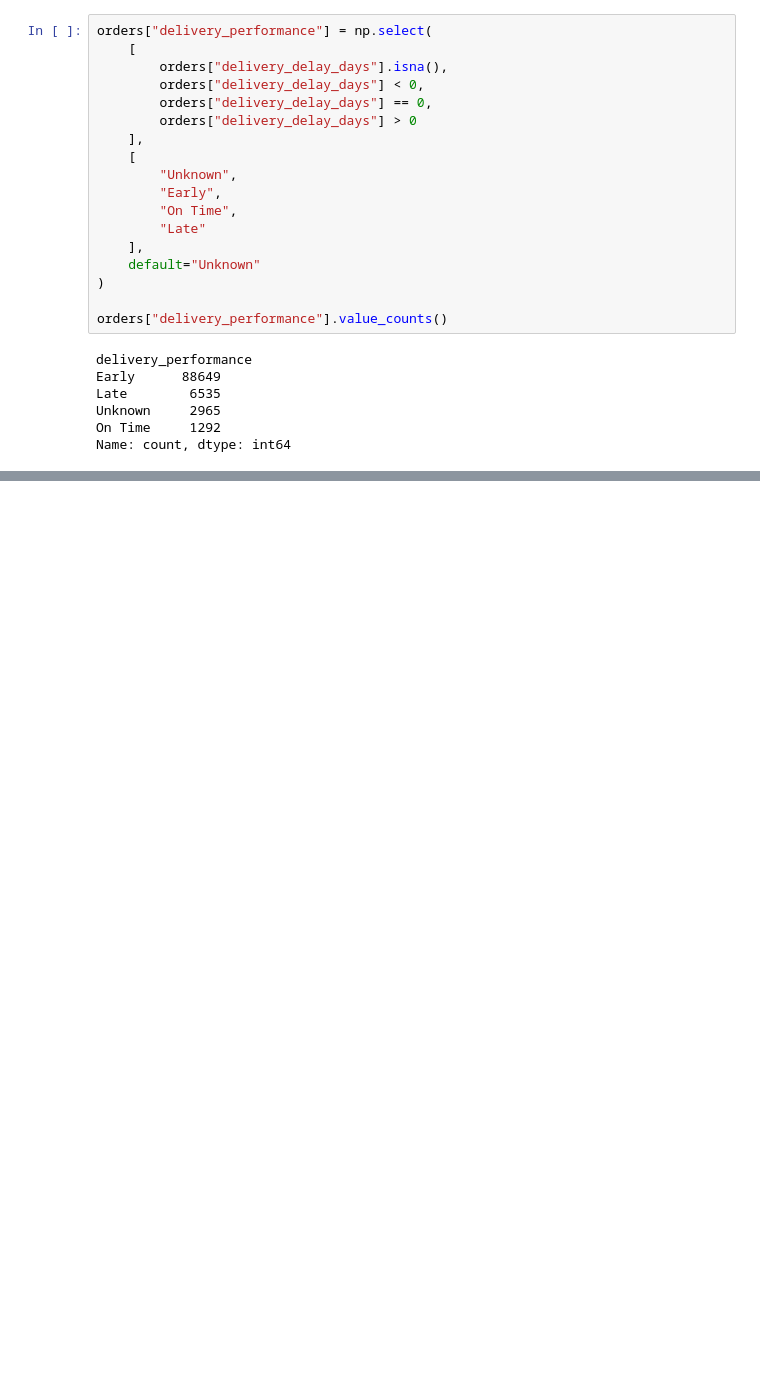
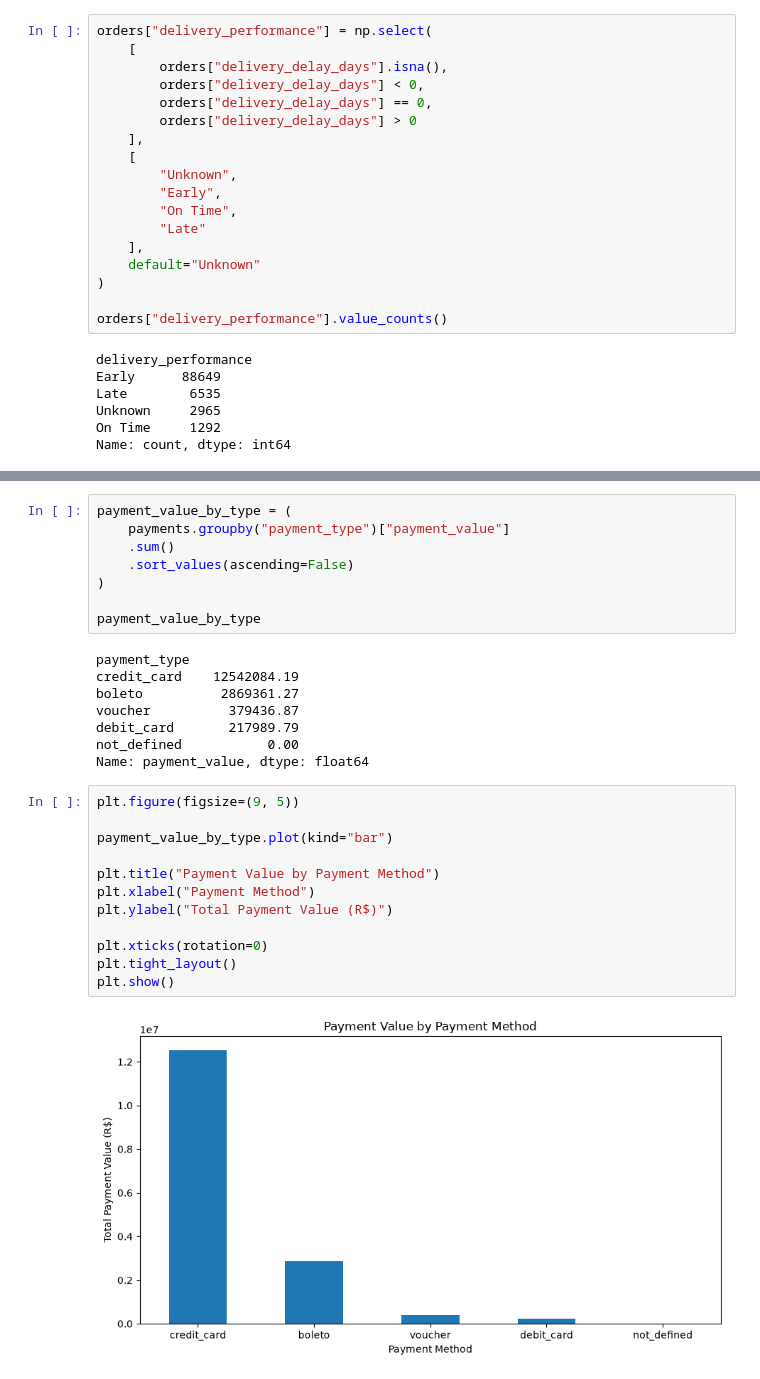
Before and after one commit to PoojaMandal7355/olist-ecommerce-analytics, a Jupyter notebook: notebooks/01_olist_eda.ipynb, the cells around one changed output, grey strips where cells are left out. Saved outputs shown, nothing was run; the diff lists cells and outputs as text; blank space fills up the shorter version.

```diff
--- a/notebooks/01_olist_eda.ipynb
+++ b/notebooks/01_olist_eda.ipynb
@@ -472,0 +624,30 @@ Name: count, dtype: int64
+# %%
+payment_value_by_type = (
+    payments.groupby("payment_type")["payment_value"]
+    .sum()
+    .sort_values(ascending=False)
+)
+
+payment_value_by_type
+# %% [output]
+payment_type
+credit_card    12542084.19
+boleto          2869361.27
+voucher          379436.87
+debit_card       217989.79
+not_defined           0.00
+Name: payment_value, dtype: float64
+# %%
+plt.figure(figsize=(9, 5))
+
+payment_value_by_type.plot(kind="bar")
+
+plt.title("Payment Value by Payment Method")
+plt.xlabel("Payment Method")
+plt.ylabel("Total Payment Value (R$)")
+
+plt.xticks(rotation=0)
+plt.tight_layout()
+plt.show()
+# %% [output]
+[figure, added]
```
Also changed, not shown: parts of 11 cells of this notebook.
